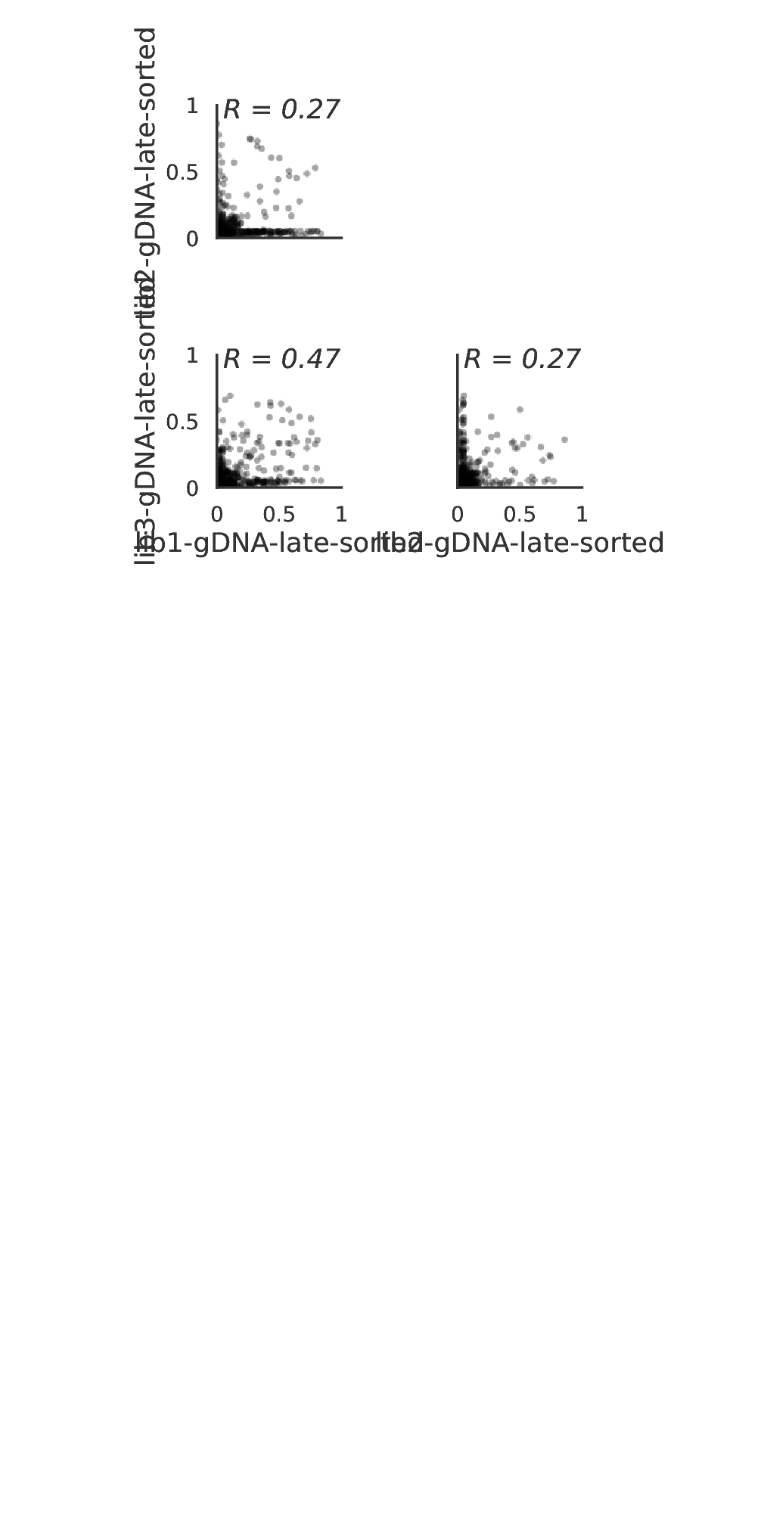
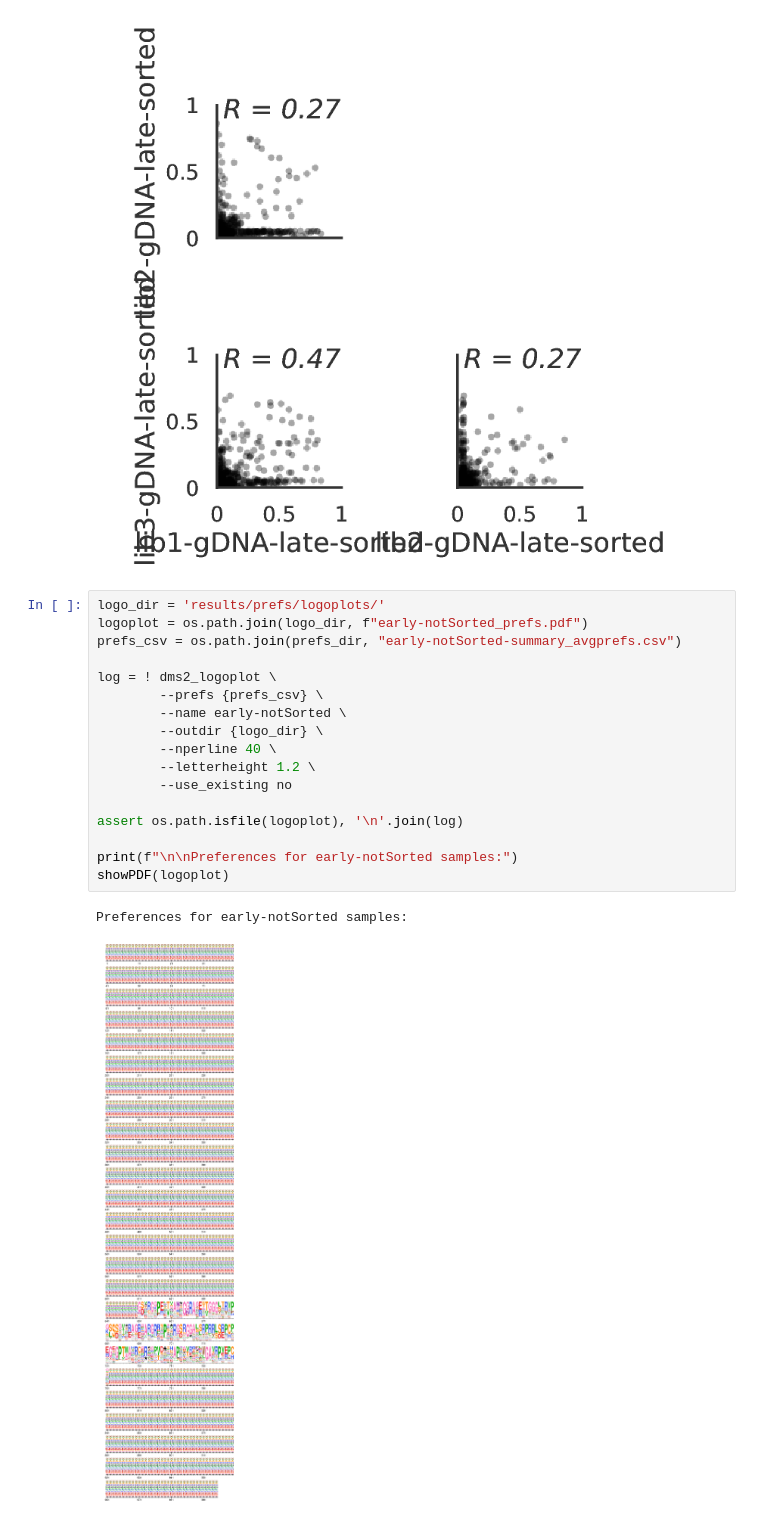
Before and after one commit to dbacsik/ns5_small_mutagenesis, a Jupyter notebook: amino_acid_preferences.py.ipynb, the cells around one changed output. Drawn from its saved outputs; the diff is of its cells as text; blank space fills up the shorter version.

Commit message:
made a logoplot

```diff
--- a/amino_acid_preferences.py.ipynb
+++ b/amino_acid_preferences.py.ipynb
@@ -192,3 +192,23 @@ Correlation of AA preferences
 
 late sorted
 [figure]
+# %%
+logo_dir = 'results/prefs/logoplots/'
+logoplot = os.path.join(logo_dir, f"early-notSorted_prefs.pdf")
+prefs_csv = os.path.join(prefs_dir, "early-notSorted-summary_avgprefs.csv")
+
+log = ! dms2_logoplot \
+        --prefs {prefs_csv} \
+        --name early-notSorted \
+        --outdir {logo_dir} \
+        --nperline 40 \
+        --letterheight 1.2 \
+        --use_existing no
+
+assert os.path.isfile(logoplot), '\n'.join(log)
+
+print(f"\n\nPreferences for early-notSorted samples:")
+showPDF(logoplot)
+# %% [output]
+Preferences for early-notSorted samples:
+[figure, added]
```
